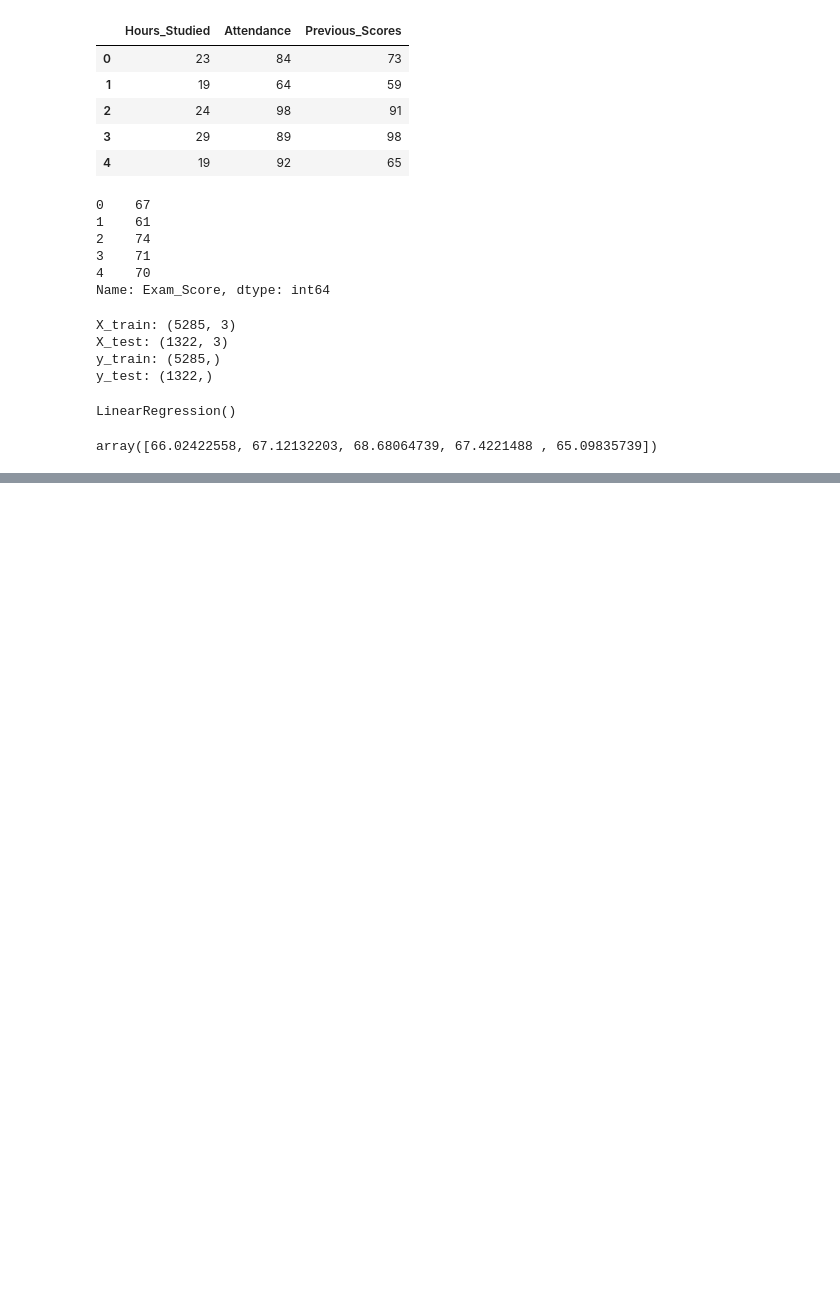
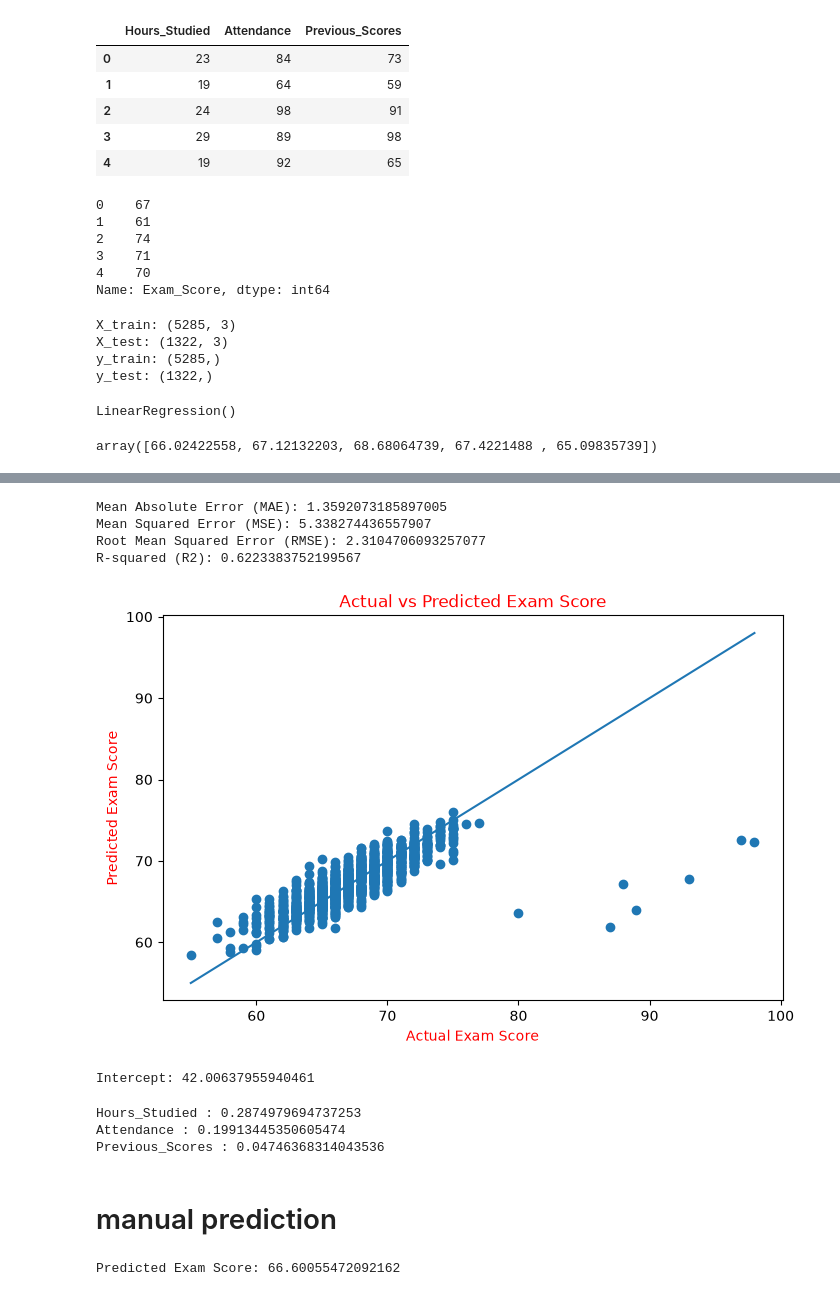
Before and after one commit to mdsohailalam0805-collab/ML-30-Day-Challenge, a Jupyter notebook: Day-03-Multiple-Linear-Regression-Student-Score/student_score_prediction.ipynb, the cells around one changed output, grey strips where cells are left out. Cells and saved outputs as stored; diff of their text form; code cells hidden in the pictures; blank space fills up the shorter version.

Commit message:
Day-03-Multiple-Linear-Regression-Student-Score completed

```diff
--- a/Day-03-Multiple-Linear-Regression-Student-Score/student_score_prediction.ipynb
+++ b/Day-03-Multiple-Linear-Regression-Student-Score/student_score_prediction.ipynb
@@ -129,0 +148,62 @@ array([66.02422558, 67.12132203, 68.68064739, 67.4221488 , 65.09835739])
+# %%
+mae = mean_absolute_error(y_test, y_pred)
+mse = mean_squared_error(y_test, y_pred)
+rmse = np.sqrt(mse)
+
+r2 = r2_score(y_test, y_pred)
+
+print("Mean Absolute Error (MAE):", mae)
+print("Mean Squared Error (MSE):", mse)
+print("Root Mean Squared Error (RMSE):", rmse)
+print("R-squared (R2):", r2)
+# %% [output]
+Mean Absolute Error (MAE): 1.3592073185897005
+Mean Squared Error (MSE): 5.338274436557907
+Root Mean Squared Error (RMSE): 2.3104706093257077
+R-squared (R2): 0.6223383752199567
+# %%
+plt.figure(figsize=(8, 5))
+
+plt.scatter(y_test, y_pred)
+
+plt.plot(
+    [y_test.min(), y_test.max()],
+    [y_test.min(), y_test.max()]
+)
+
+plt.xlabel("Actual Exam Score", color="red")
+plt.ylabel("Predicted Exam Score", color="red")
+plt.title("Actual vs Predicted Exam Score", color="red")
+
+plt.show()
+# %% [output]
+[figure, added]
+# %%
+print("Intercept:" , model.intercept_)
+# %% [output]
+Intercept: 42.00637955940461
+# %%
+for feature, coefficient in zip(X.columns, model.coef_):
+    print(feature, ":", coefficient)
+# %% [output]
+Hours_Studied : 0.2874979694737253
+Attendance : 0.19913445350605474
+Previous_Scores : 0.04746368314043536
+# %% [markdown]
+# manual prediction
+# %%
+
+hours = 10
+attendance = 90
+previous_score = 80
+
+prediction = (
+    model.intercept_
+    + model.coef_[0] * hours
+    + model.coef_[1] * attendance
+    + model.coef_[2] * previous_score
+)
+
+print("Predicted Exam Score:", prediction)
+# %% [output]
+Predicted Exam Score: 66.60055472092162
```
Also changed, not shown: parts of 10 cells of this notebook.
